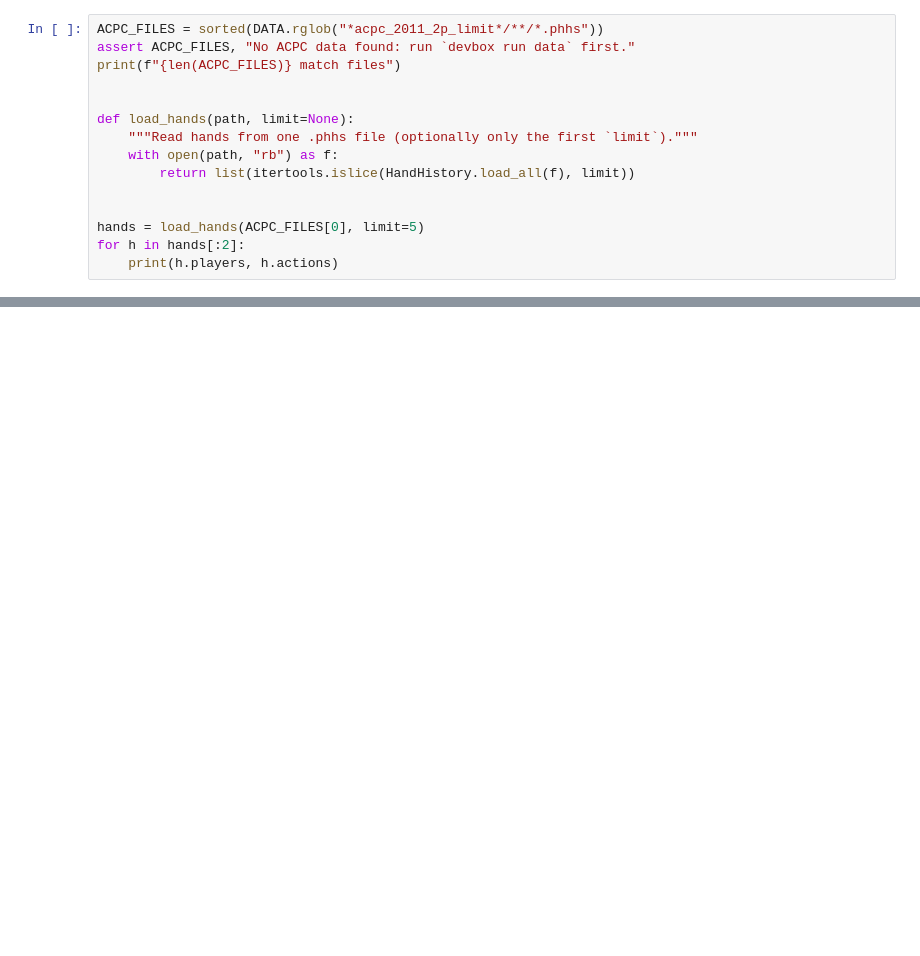
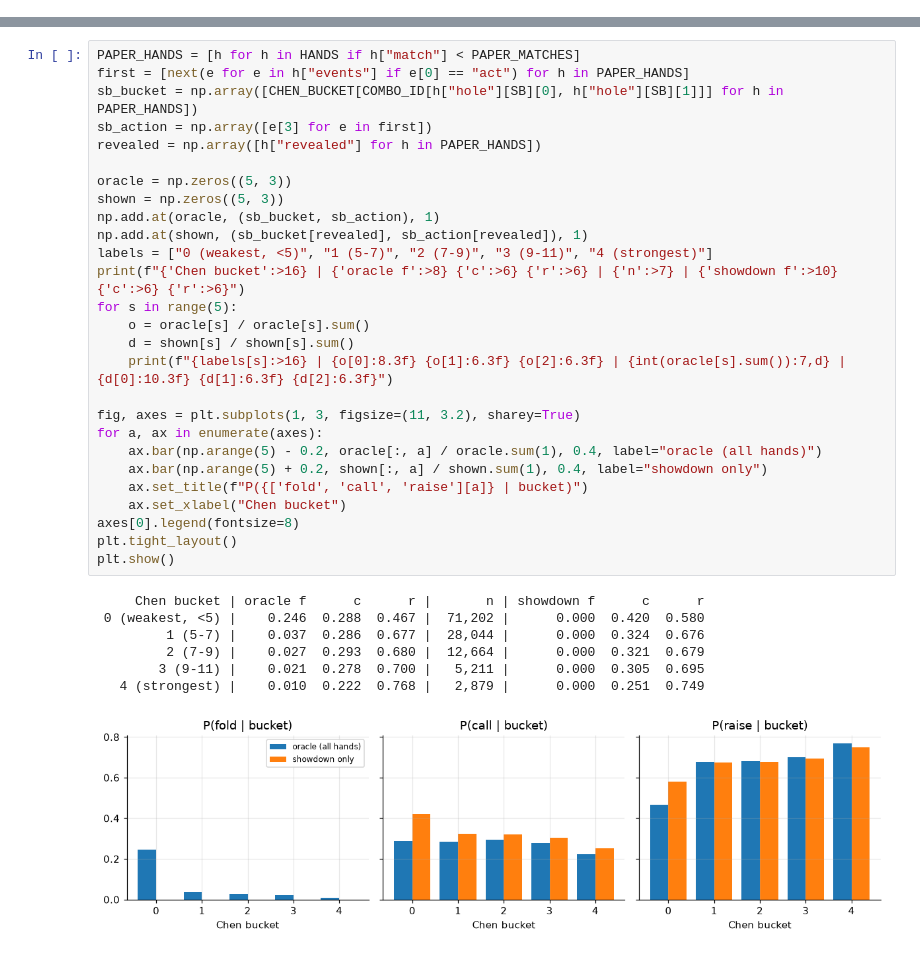
Before and after one commit to in-th3-l00p/bayes-poker, a Jupyter notebook: implementation/notebook.ipynb, the cells around one changed output, grey strips where cells are left out. Drawn from its saved outputs; the diff is of its cells as text; blank space fills up the shorter version.

Commit message:
first implementation on kahn & leduc \wo texas & adjustments to the model on river

```diff
--- a/implementation/notebook.ipynb
+++ b/implementation/notebook.ipynb
@@ -24,15 +0,0 @@ rng = np.random.default_rng(0)
-# %%
-ACPC_FILES = sorted(DATA.rglob("*acpc_2011_2p_limit*/**/*.phhs"))
-assert ACPC_FILES, "No ACPC data found: run `devbox run data` first."
-print(f"{len(ACPC_FILES)} match files")
-
-
-def load_hands(path, limit=None):
-    """Read hands from one .phhs file (optionally only the first `limit`)."""
-    with open(path, "rb") as f:
-        return list(itertools.islice(HandHistory.load_all(f), limit))
-
-
-hands = load_hands(ACPC_FILES[0], limit=5)
-for h in hands[:2]:
-    print(h.players, h.actions)
@@ -68,0 +507,35 @@ River call threshold (Prop. 3), certificates by simulation, Kuhn worked example.
+# %%
+PAPER_HANDS = [h for h in HANDS if h["match"] < PAPER_MATCHES]
+first = [next(e for e in h["events"] if e[0] == "act") for h in PAPER_HANDS]
+sb_bucket = np.array([CHEN_BUCKET[COMBO_ID[h["hole"][SB][0], h["hole"][SB][1]]] for h in PAPER_HANDS])
+sb_action = np.array([e[3] for e in first])
+revealed = np.array([h["revealed"] for h in PAPER_HANDS])
+
+oracle = np.zeros((5, 3))
+shown = np.zeros((5, 3))
+np.add.at(oracle, (sb_bucket, sb_action), 1)
+np.add.at(shown, (sb_bucket[revealed], sb_action[revealed]), 1)
+labels = ["0 (weakest, <5)", "1 (5-7)", "2 (7-9)", "3 (9-11)", "4 (strongest)"]
+print(f"{'Chen bucket':>16} | {'oracle f':>8} {'c':>6} {'r':>6} | {'n':>7} | {'showdown f':>10} {'c':>6} {'r':>6}")
+for s in range(5):
+    o = oracle[s] / oracle[s].sum()
+    d = shown[s] / shown[s].sum()
+    print(f"{labels[s]:>16} | {o[0]:8.3f} {o[1]:6.3f} {o[2]:6.3f} | {int(oracle[s].sum()):7,d} | {d[0]:10.3f} {d[1]:6.3f} {d[2]:6.3f}")
+
+fig, axes = plt.subplots(1, 3, figsize=(11, 3.2), sharey=True)
+for a, ax in enumerate(axes):
+    ax.bar(np.arange(5) - 0.2, oracle[:, a] / oracle.sum(1), 0.4, label="oracle (all hands)")
+    ax.bar(np.arange(5) + 0.2, shown[:, a] / shown.sum(1), 0.4, label="showdown only")
+    ax.set_title(f"P({['fold', 'call', 'raise'][a]} | bucket)")
+    ax.set_xlabel("Chen bucket")
+axes[0].legend(fontsize=8)
+plt.tight_layout()
+plt.show()
+# %% [output]
+     Chen bucket | oracle f      c      r |       n | showdown f      c      r
+ 0 (weakest, <5) |    0.246  0.288  0.467 |  71,202 |      0.000  0.420  0.580
+         1 (5-7) |    0.037  0.286  0.677 |  28,044 |      0.000  0.324  0.676
+         2 (7-9) |    0.027  0.293  0.680 |  12,664 |      0.000  0.321  0.679
+        3 (9-11) |    0.021  0.278  0.700 |   5,211 |      0.000  0.305  0.695
+   4 (strongest) |    0.010  0.222  0.768 |   2,879 |      0.000  0.251  0.749
+[figure, added]
```
Also changed, not shown: parts of 104 cells of this notebook, 6 other files.
